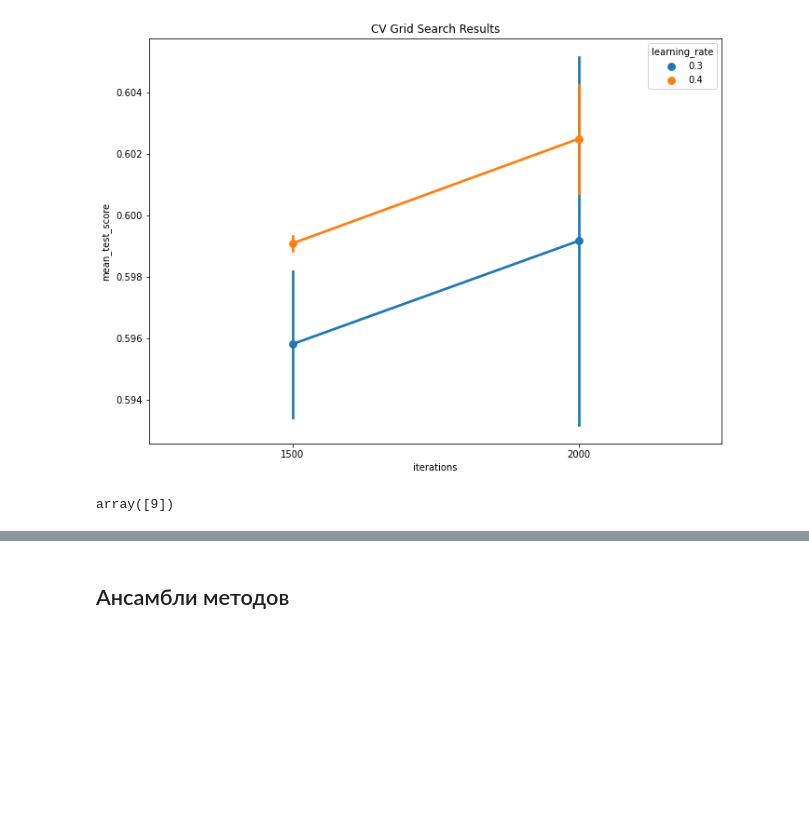
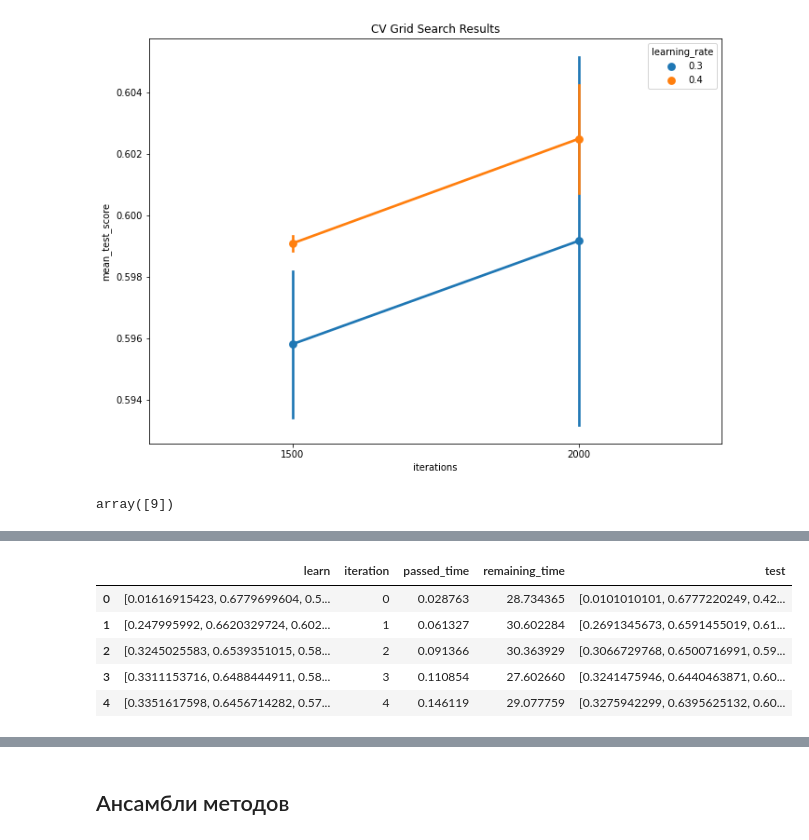
Before and after one commit to DmitriyKhodykin/USFinancials, a Jupyter notebook: fit_evaluate.ipynb, the cells around one changed output, grey strips where cells are left out. Saved outputs shown, nothing was run; the diff lists cells and outputs as text; code cells hidden in the pictures; blank space fills up the shorter version.

Commit message:
Добавлена визуализация обучения CatBoost

```diff
--- a/fit_evaluate.ipynb
+++ b/fit_evaluate.ipynb
@@ -542,0 +573,17 @@ MetricVisualizer(layout=Layout(align_self='stretch', height='500px'))
+# %%
+# Поскольку не работают штатные средства визуализации CatBoost,
+# загрузим результаты обучения в словарь
+with open('/content/catboost_training.json', 'r', encoding='utf-8') as fh:
+    catboost_training = json.load(fh)
+# %%
+# Далее, в дата фрейм
+catboost_training_df = pd.DataFrame(catboost_training['iterations'])
+# %%
+catboost_training_df.head()
+# %% [output]
+|  | learn | iteration | passed_time | remaining_time | test |
+| 0 | [0.01616915423, 0.6779699604, 0.5... | 0 | 0.028763 | 28.734365 | [0.0101010101, 0.6777220249, 0.42... |
+| 1 | [0.247995992, 0.6620329724, 0.602... | 1 | 0.061327 | 30.602284 | [0.2691345673, 0.6591455019, 0.61... |
+| 2 | [0.3245025583, 0.6539351015, 0.58... | 2 | 0.091366 | 30.363929 | [0.3066729768, 0.6500716991, 0.59... |
+| 3 | [0.3311153716, 0.6488444911, 0.58... | 3 | 0.110854 | 27.602660 | [0.3241475946, 0.6440463871, 0.60... |
+| 4 | [0.3351617598, 0.6456714282, 0.57... | 4 | 0.146119 | 29.077759 | [0.3275942299, 0.6395625132, 0.60... |
```
Also changed, not shown: parts of 15 cells of this notebook.
